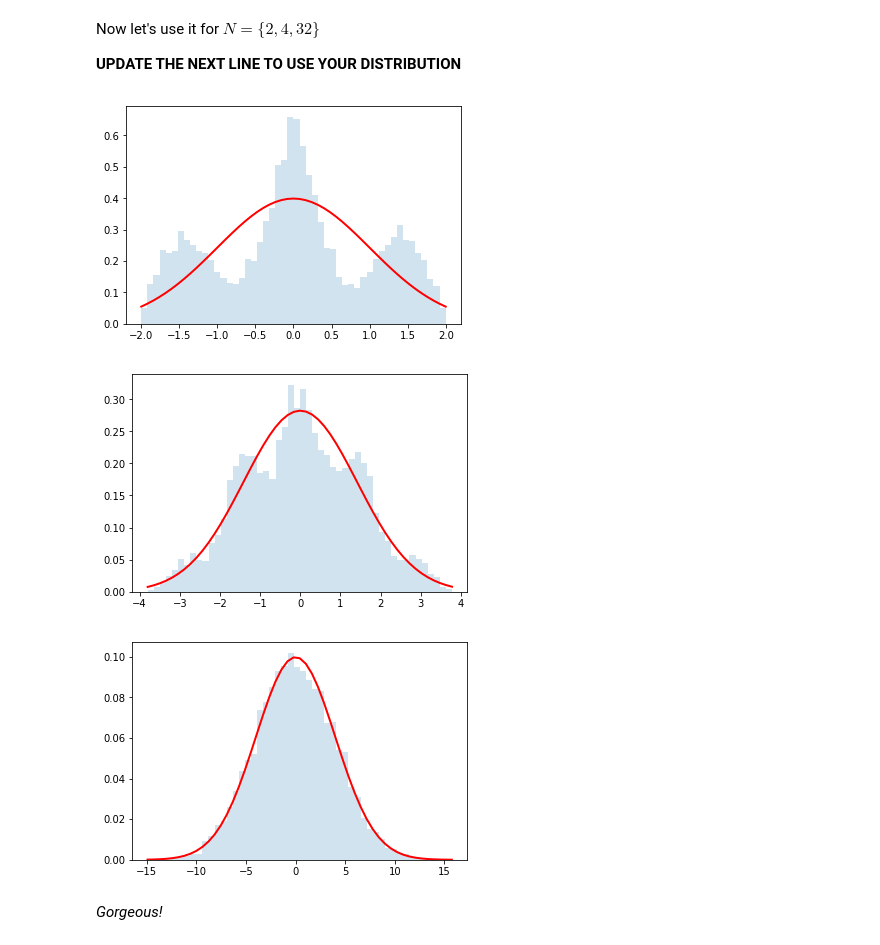
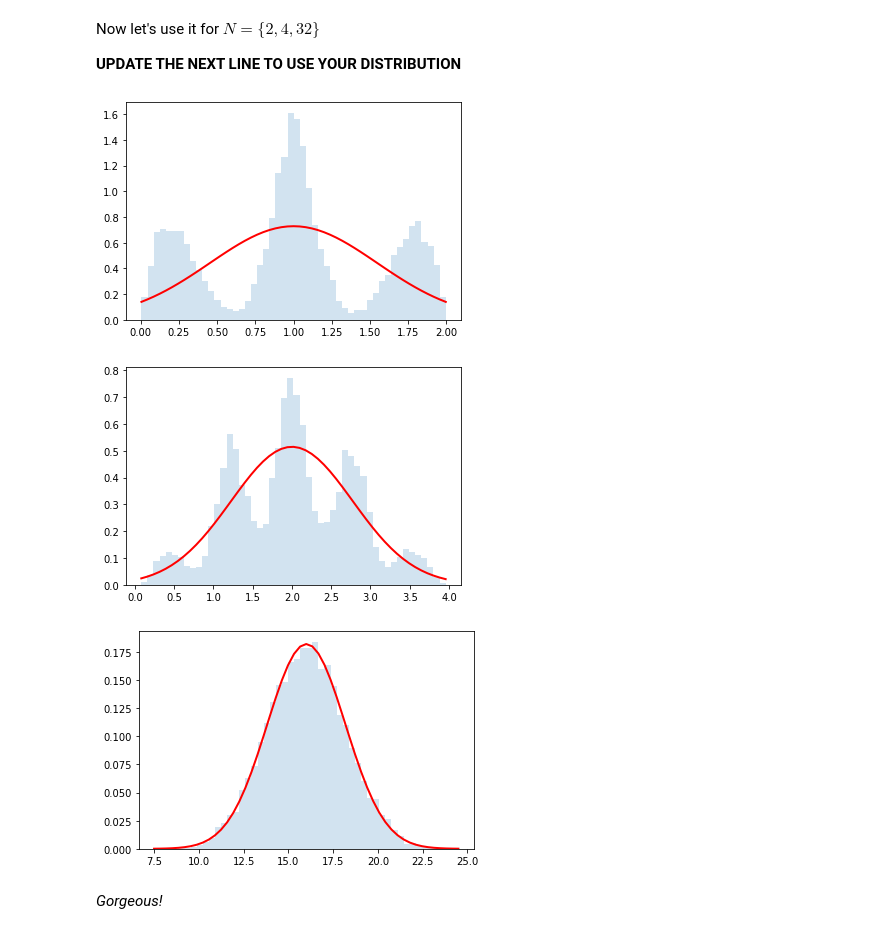
Before and after one commit to cranmer/intro-exp-phys-II, a Jupyter notebook: Central-Limit-Theorem.ipynb, the cells around one changed output. Drawn from its saved outputs; the diff is of its cells as text; code cells hidden in the pictures.

```diff
--- a/Central-Limit-Theorem.ipynb
+++ b/Central-Limit-Theorem.ipynb
@@ -195,7 +167,7 @@ n_samples = 100000
 **Update to use your distribution**
 # %%
 # Here's an example of usage
-dist = distributions.Dist_kc90()
+dist = distributions.Dist_sdl433()
 rvs = dist.rvs(n_samples)
 counts, bins, edges = plt.hist(rvs, bins=50, density=True, alpha =0.2)
 y = []
@@ -308,18 +279,18 @@ Now let's use it for $N=\{2,4,32\}$
 
 **UPDATE THE NEXT LINE TO USE YOUR DISTRIBUTION**
 # %%
-dist = distributions.Dist_kc90()  #update me!
+dist = distributions.Dist_sdl433()  #update me!
 do_convolution(dist,2)
 # %% [output]
-[figure, old version]
+[figure, new version]
 # %%
 do_convolution(dist,4)
 # %% [output]
-[figure, old version]
+[figure, new version]
 # %%
 do_convolution(dist,32)
 # %% [output]
-[figure, old version]
+[figure, new version]
 # %% [markdown]
 *Gorgeous!*
 # %% [markdown]
```
Also changed, not shown: parts of 14 cells of this notebook.
